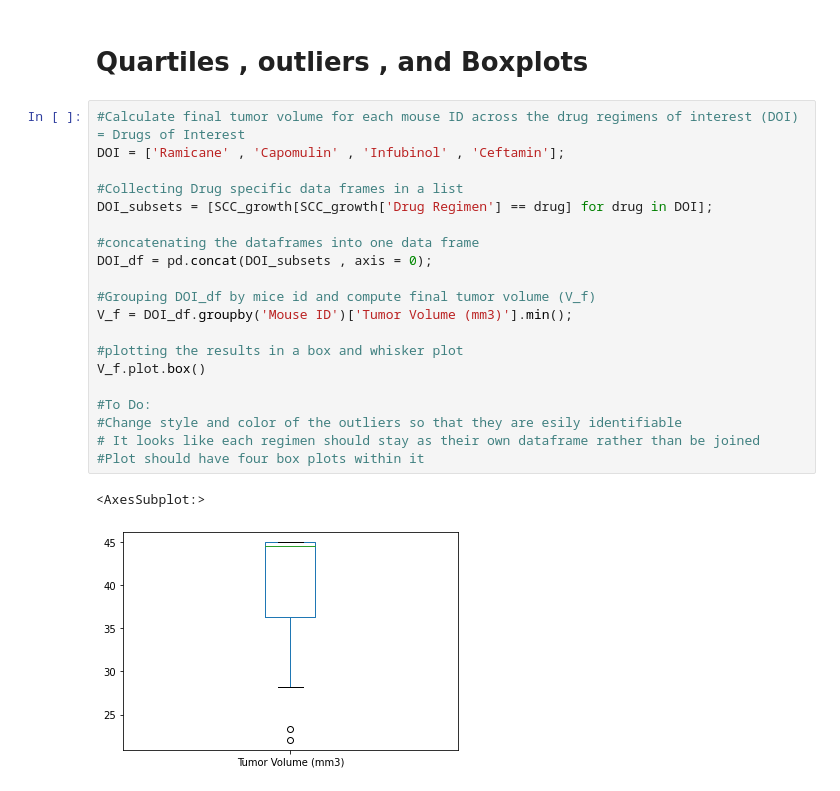
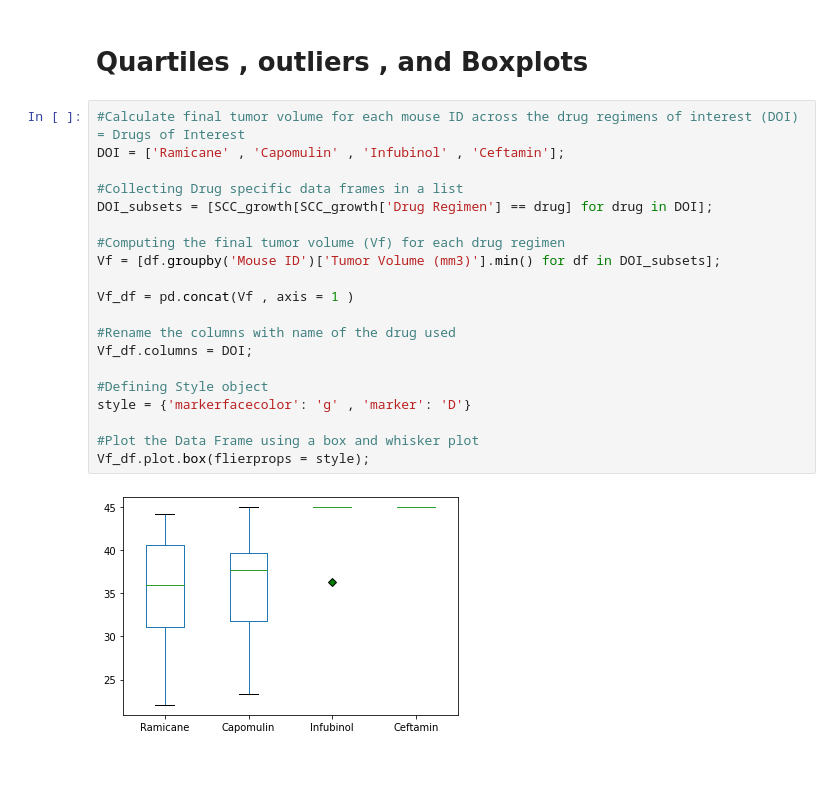
Before and after one commit to awesomepack/Pymaceuticals, a Jupyter notebook: Pymaceuticals.ipynb, the cells around one changed output. Saved outputs shown, nothing was run; the diff lists cells and outputs as text.

Commit message:
Completed box and whisker plot , need to subset data by Capomulin and by specific Mice ID and create line and scatter plots. Need to add standard style to all of my previous charts.

```diff
--- a/Pymaceuticals.ipynb
+++ b/Pymaceuticals.ipynb
@@ -178,23 +178,22 @@ plt.pie(gender_counts , labels=gender_counts.index )
 # %%
 #Calculate final tumor volume for each mouse ID across the drug regimens of interest (DOI) = Drugs of Interest
 DOI = ['Ramicane' , 'Capomulin' , 'Infubinol' , 'Ceftamin'];
 
 #Collecting Drug specific data frames in a list
 DOI_subsets = [SCC_growth[SCC_growth['Drug Regimen'] == drug] for drug in DOI];
 
-#concatenating the dataframes into one data frame
-DOI_df = pd.concat(DOI_subsets , axis = 0);
+#Computing the final tumor volume (Vf) for each drug regimen
+Vf = [df.groupby('Mouse ID')['Tumor Volume (mm3)'].min() for df in DOI_subsets];
 
-#Grouping DOI_df by mice id and compute final tumor volume (V_f)
-V_f = DOI_df.groupby('Mouse ID')['Tumor Volume (mm3)'].min();
+Vf_df = pd.concat(Vf , axis = 1 )
 
-#plotting the results in a box and whisker plot
-V_f.plot.box()
+#Rename the columns with name of the drug used
+Vf_df.columns = DOI;
 
-#To Do:
-#Change style and color of the outliers so that they are esily identifiable
-# It looks like each regimen should stay as their own dataframe rather than be joined
-#Plot should have four box plots within it
+#Defining Style object
+style = {'markerfacecolor': 'g' , 'marker': 'D'}
+
+#Plot the Data Frame using a box and whisker plot
+Vf_df.plot.box(flierprops = style);
 # %% [output]
-<AxesSubplot:>
-[figure, old version]
+[figure, new version]
```
Also changed, not shown: parts of 1 cell of this notebook.
